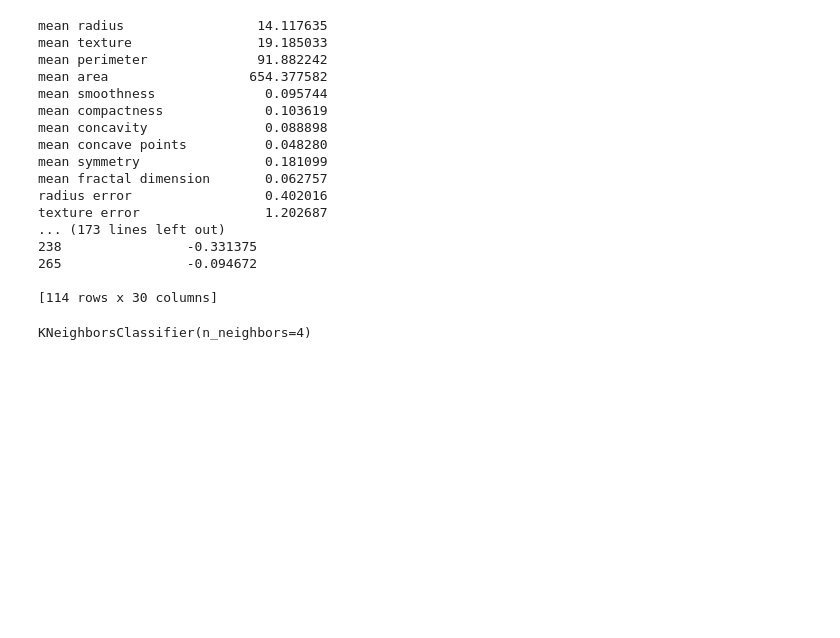
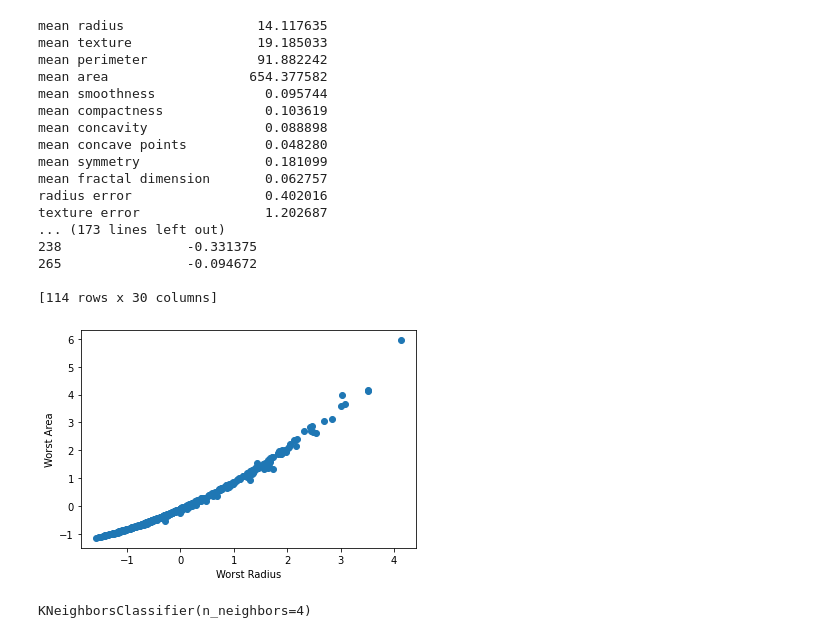
Before and after one commit to g202235406/202235406, a Jupyter notebook: HW #2.ipynb, the cells around one changed output. Cells and saved outputs as stored; diff of their text form; code cells hidden in the pictures; blank space fills up the shorter version.

```diff
--- a/HW #2.ipynb
+++ b/HW #2.ipynb
@@ -227,6 +227,13 @@ texture error                1.202687
 265                -0.094672
 
 [114 rows x 30 columns]
+# %%
+plt.scatter(train_scaled['worst radius'], train_scaled['worst area'])
+plt.xlabel('Worst Radius')
+plt.ylabel('Worst Area')
+plt.show()
+# %% [output]
+[figure, added]
 # %%
 mymodel = KNeighborsClassifier(n_neighbors=4)
 mymodel.fit(train_scaled, y_train.values.ravel())
```
Also changed, not shown: parts of 2 cells of this notebook.
